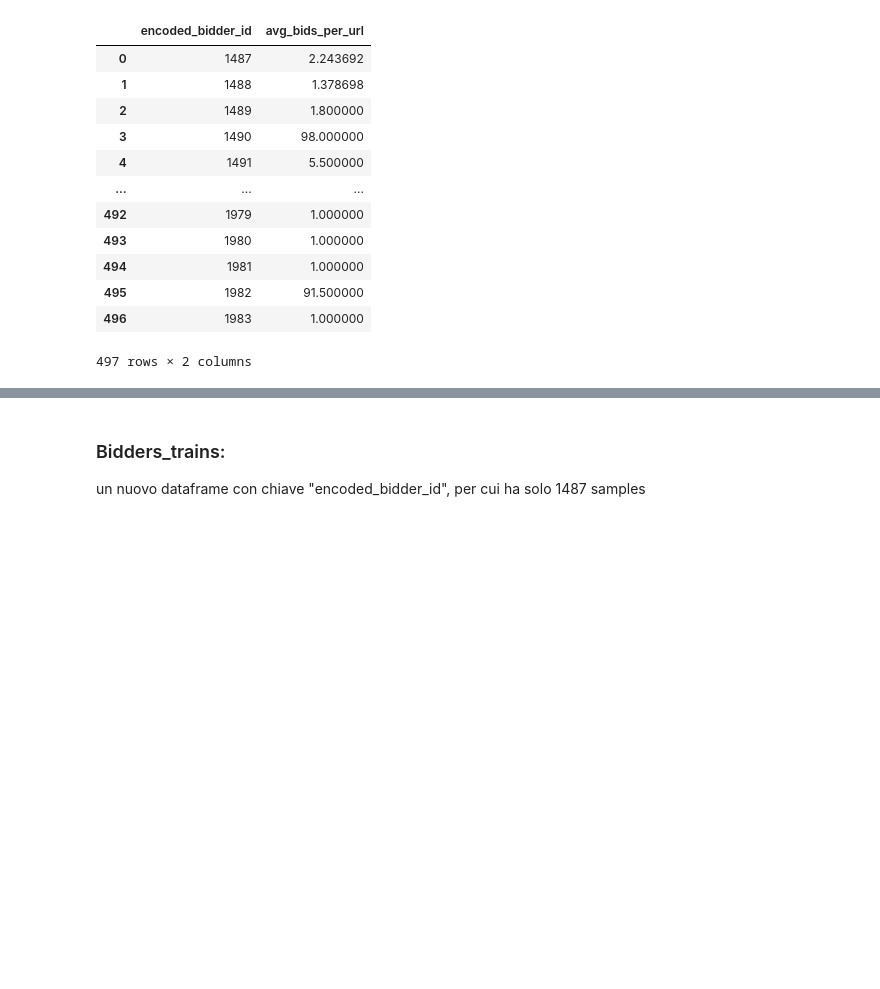
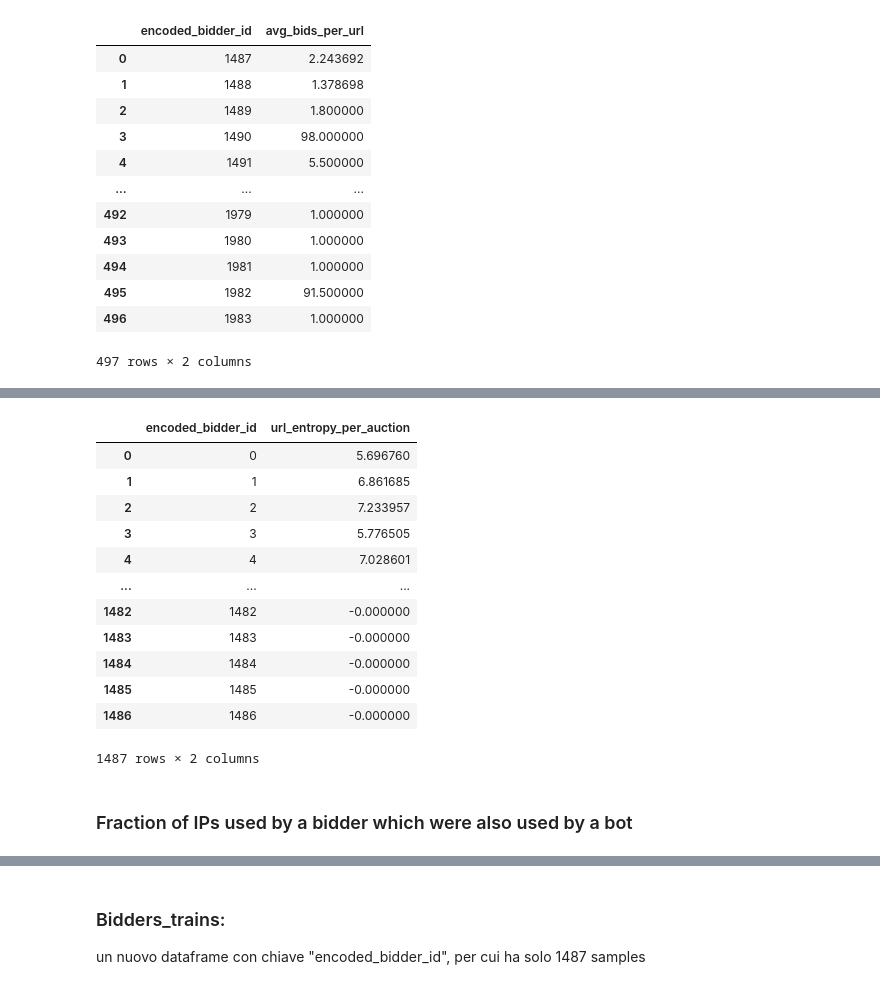
Before and after one commit to trueilorp/Bidder-classification, a Jupyter notebook: SD/FeatureEngineering.ipynb, the cells around one changed output, grey strips where cells are left out. Cells and saved outputs as stored; diff of their text form; code cells hidden in the pictures; blank space fills up the shorter version.

```diff
--- a/SD/FeatureEngineering.ipynb
+++ b/SD/FeatureEngineering.ipynb
@@ -116,0 +129,46 @@ average_bids_per_user_test
+# %%
+# Label Encoding for auction
+from sklearn.preprocessing import LabelEncoder
+encoder = LabelEncoder()
+df_train["auction"] = encoder.fit_transform(df_train['auction'])
+df_test["auction"] = encoder.fit_transform(df_test['auction'])
+
+# Group by bidder_id and url and count number of url for every group
+bids_per_auction_url_train = df_train.groupby(['encoded_bidder_id', 'auction'])['url'].count().reset_index(name='url_per_auction_count')
+bids_per_auction_url_test = df_test.groupby(['encoded_bidder_id', 'auction'])['url'].count().reset_index(name='url_per_auction_count')
+
+def calculate_entropy(values):
+	total = sum(values)
+	probabilities = [count / total for count in values]
+	return -sum(p * np.log2(p) for p in probabilities if p > 0)
+
+# Calculate entropy for each bidder per auction
+bids_per_auction_url_entropy_train = (
+	bids_per_auction_url_train.groupby(['encoded_bidder_id'])['url_per_auction_count']
+	.apply(calculate_entropy)
+	.reset_index(name='url_entropy_per_auction')
+)
+
+bids_per_auction_url_entropy_test = (
+	bids_per_auction_url_test.groupby(['encoded_bidder_id'])['url_per_auction_count']
+	.apply(calculate_entropy)
+	.reset_index(name='url_entropy_per_auction')
+)
+
+bids_per_auction_url_entropy_train
+# %% [output]
+|  | encoded_bidder_id | url_entropy_per_auction |
+| 0 | 0 | 5.696760 |
+| 1 | 1 | 6.861685 |
+| 2 | 2 | 7.233957 |
+| 3 | 3 | 5.776505 |
+| 4 | 4 | 7.028601 |
+| ... | ... | ... |
+| 1482 | 1482 | -0.000000 |
+| 1483 | 1483 | -0.000000 |
+| 1484 | 1484 | -0.000000 |
+| 1485 | 1485 | -0.000000 |
+| 1486 | 1486 | -0.000000 |
+1487 rows × 2 columns
+# %% [markdown]
+### Fraction of IPs used by a bidder which were also used by a bot
```
Also changed, not shown: parts of 15 cells of this notebook, 3 other files.
